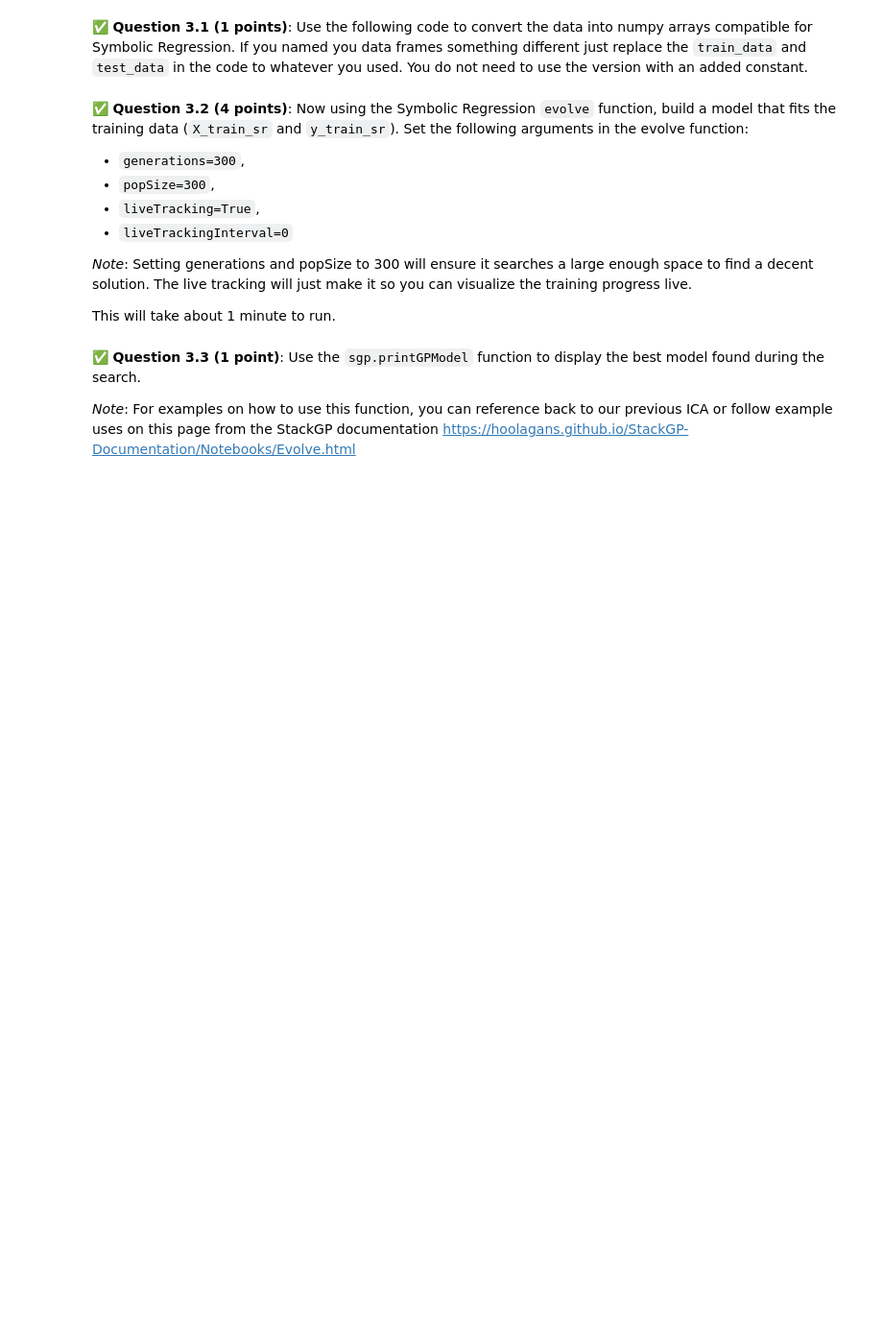
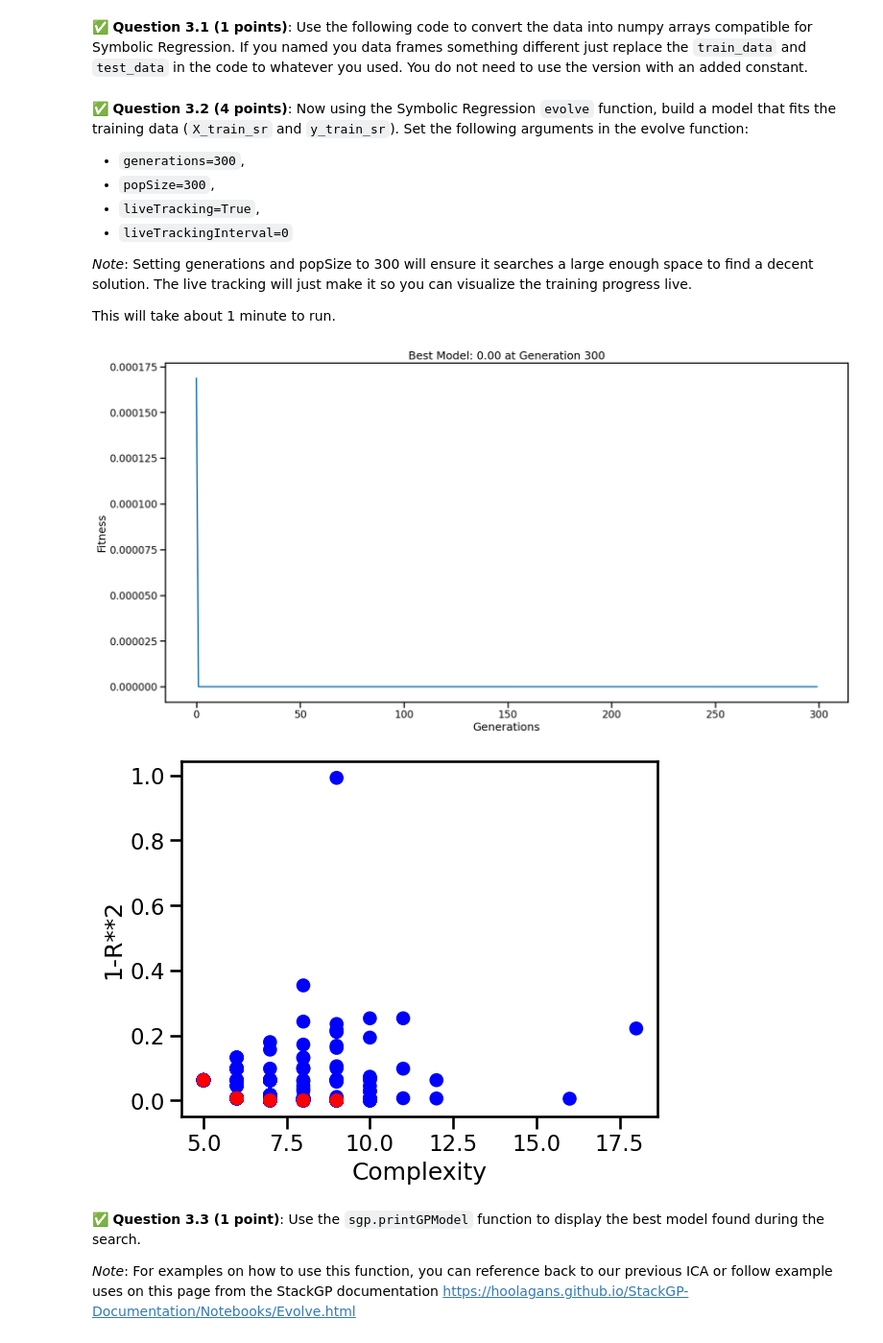
Before and after one commit to Alexcrossmung/CMSE202-S26-turnin, a Jupyter notebook: hw-03/HW-03_Regression-S26-STUDENT.ipynb, the cells around one changed output. Shown at 96% size. Drawn from its saved outputs; the diff is of its cells as text; code cells hidden in the pictures; blank space fills up the shorter version.

```diff
--- a/hw-03/HW-03_Regression-S26-STUDENT.ipynb
+++ b/hw-03/HW-03_Regression-S26-STUDENT.ipynb
@@ -250,3 +251,10 @@ This will take about 1 minute to run.
+# %%
+# put your code here
+models = sgp.evolve(X_train_sr, y_train_sr, generations=300, popSize=300, liveTracking=True, liveTrackingInterval=0)
+sgp.plotModels(models)
+# %% [output]
+[figure, added]
+[figure, added]
 # %% [markdown]
 &#9989; **Question 3.3 (1 point)**: Use the `sgp.printGPModel` function to display the best model found during the search.
 
```
Also changed, not shown: parts of 10 cells of this notebook.
